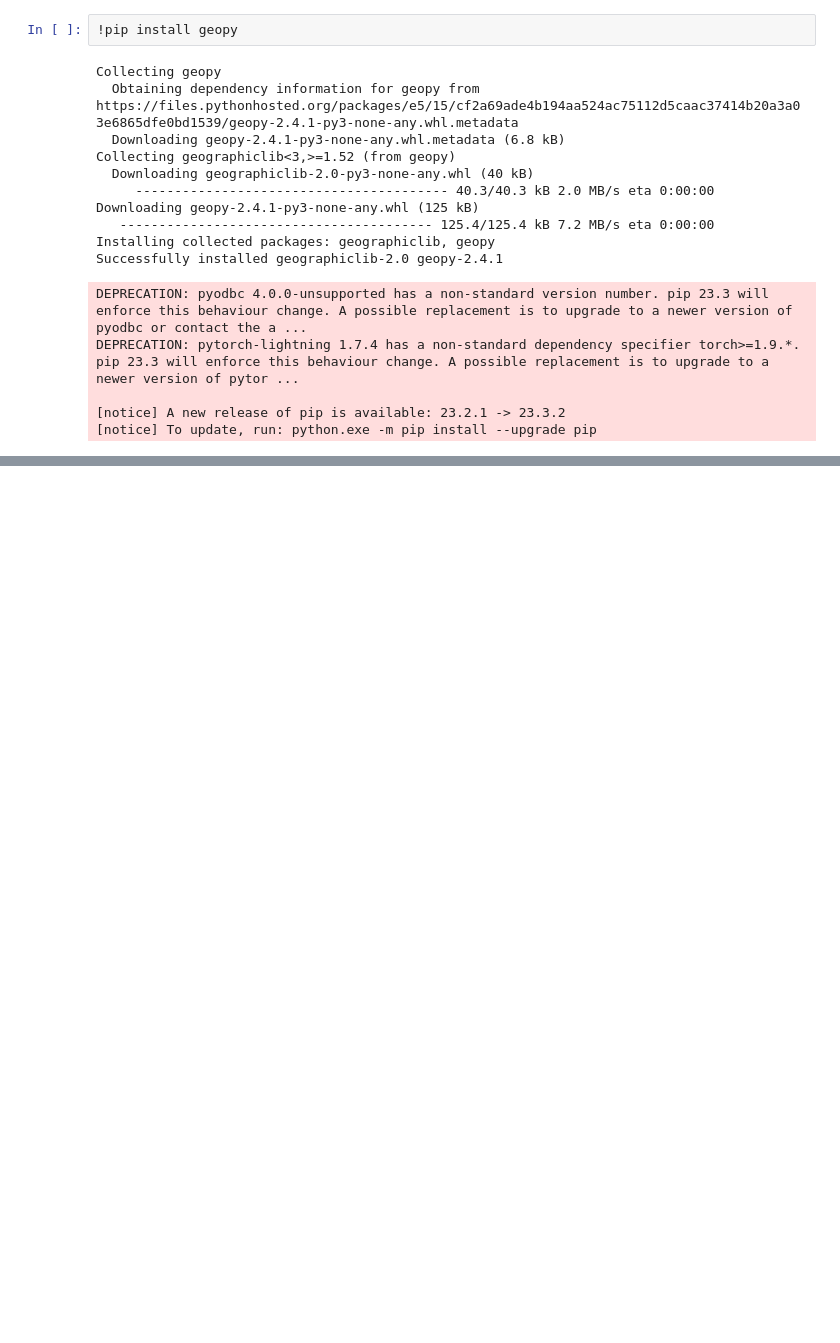
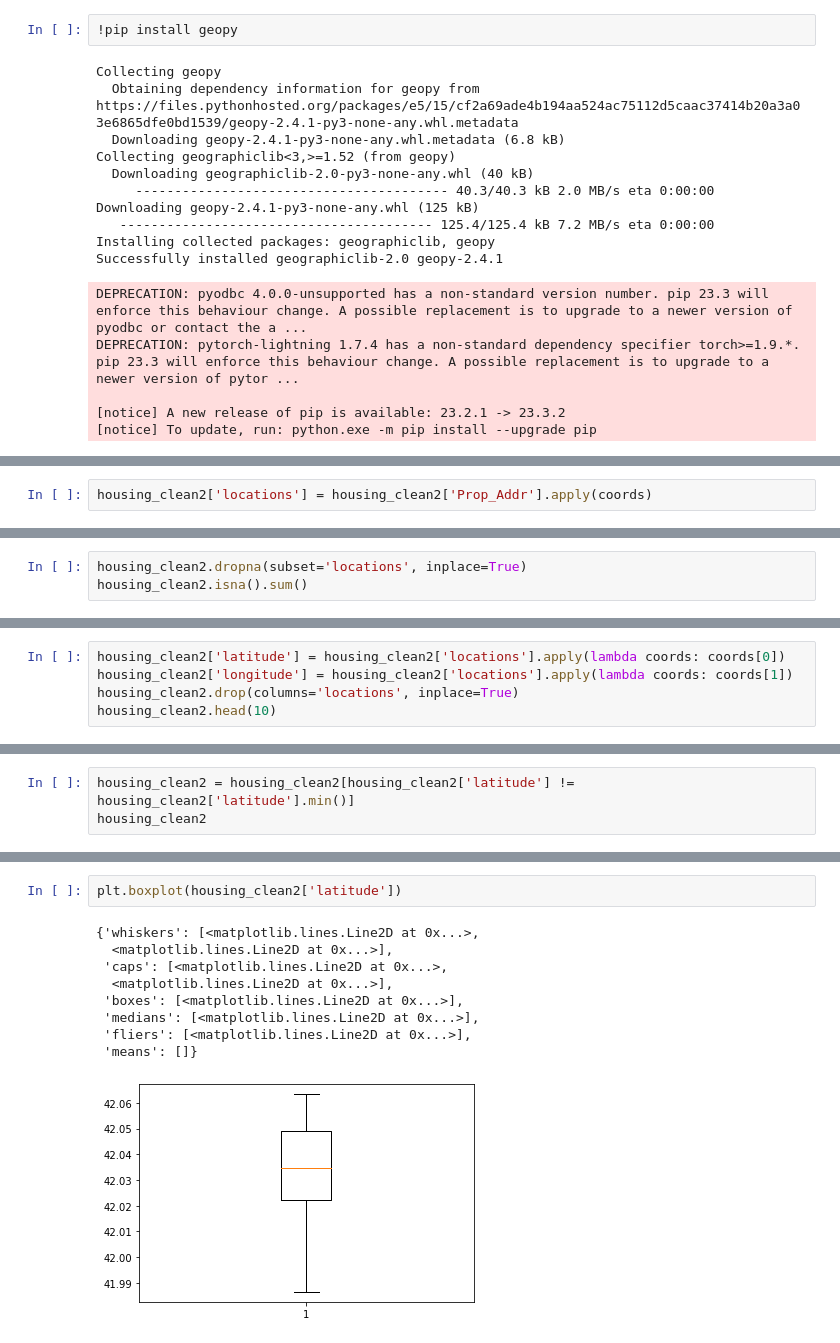
Before and after one commit to kchander92/NYCDSA-Machine-Learning-Project, a Jupyter notebook: Machine Learning EDA and Modeling.ipynb, the cells around one changed output, grey strips where cells are left out. Drawn from its saved outputs; the diff is of its cells as text; blank space fills up the shorter version.

Commit message:
Extract latitude and longitude coordinates

```diff
--- a/Machine Learning EDA and Modeling.ipynb
+++ b/Machine Learning EDA and Modeling.ipynb
@@ -492,0 +584,2 @@ geolocator = Nominatim(user_agent="specify_your_app_name_here")
+# %%
+housing_clean2['locations'] = housing_clean2['Prop_Addr'].apply(coords)
@@ -492,0 +605,3 @@ geolocator = Nominatim(user_agent="specify_your_app_name_here")
+# %%
+housing_clean2.dropna(subset='locations', inplace=True)
+housing_clean2.isna().sum()
@@ -492,0 +621,5 @@ geolocator = Nominatim(user_agent="specify_your_app_name_here")
+# %%
+housing_clean2['latitude'] = housing_clean2['locations'].apply(lambda coords: coords[0])
+housing_clean2['longitude'] = housing_clean2['locations'].apply(lambda coords: coords[1])
+housing_clean2.drop(columns='locations', inplace=True)
+housing_clean2.head(10)
@@ -492,0 +653,3 @@ geolocator = Nominatim(user_agent="specify_your_app_name_here")
+# %%
+housing_clean2 = housing_clean2[housing_clean2['latitude'] != housing_clean2['latitude'].min()]
+housing_clean2
@@ -492,0 +670,12 @@ geolocator = Nominatim(user_agent="specify_your_app_name_here")
+# %%
+plt.boxplot(housing_clean2['latitude'])
+# %% [output]
+{'whiskers': [<matplotlib.lines.Line2D at 0x...>,
+  <matplotlib.lines.Line2D at 0x...>],
+ 'caps': [<matplotlib.lines.Line2D at 0x...>,
+  <matplotlib.lines.Line2D at 0x...>],
+ 'boxes': [<matplotlib.lines.Line2D at 0x...>],
+ 'medians': [<matplotlib.lines.Line2D at 0x...>],
+ 'fliers': [<matplotlib.lines.Line2D at 0x...>],
+ 'means': []}
+[figure, added]
```
Also changed, not shown: parts of 21 cells of this notebook, 2 other files.
